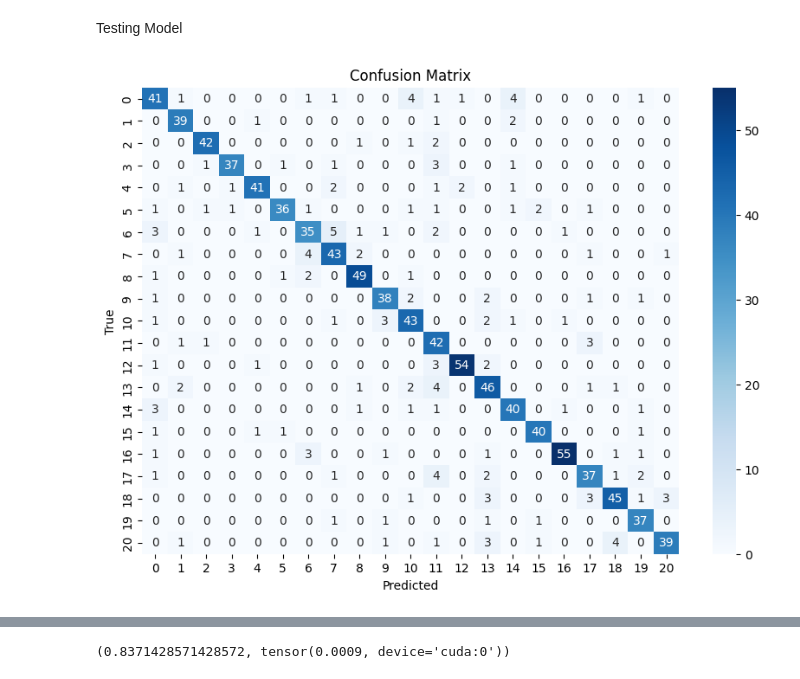
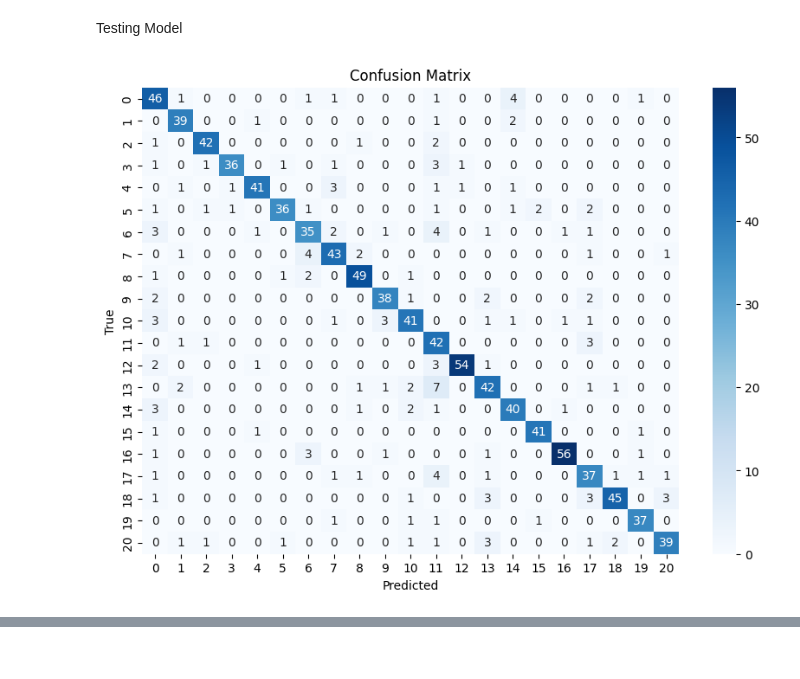
Before and after one commit to NtandoRaji/ml-assignment2-2024, a Jupyter notebook: Ensembling.ipynb, the cells around one changed output, grey strips where cells are left out. Saved outputs shown, nothing was run; the diff lists cells and outputs as text; code cells hidden in the pictures.

Commit message:
Tested model with Group Normalization

```diff
--- a/Ensembling.ipynb
+++ b/Ensembling.ipynb
@@ -348,12 +348,12 @@ epochs = 1_000
 learning_rate = 1e-4
 
 # Load Pre-Trained Models
-# model_1.load("NeuralNetwork-1_acc-50.29_loss-0.000003")
+model.load("Conv-NeuralNetwork-Ensemble-Advance_acc-84.29_loss-0.000850")
 
 criterion = nn.CrossEntropyLoss()
 optimizer = optim.Adam(model.parameters(), lr=learning_rate)
 
-best_accuracy = 0.80 # ???
+best_accuracy = 0.8430 # ???
 
 for epoch in range(epochs):
     print(f"Epoch {epoch + 1}\n-------------------------------")
@@ -438,15 +438,13 @@ def test_model(model, X_test, y_test, criterion):
         loss /= size
 
         print(f"Test Metrics: \n Accuracy: {100 * accuracy:>0.2f}%, Precision: {precision:>0.4f}, Recall: {recall:>0.4f}, ROC AUC: {roc_auc:>0.4f}, Cohen Kappa: {cohen_kappa:>0.4f}, Avg loss: {loss:>8f}")
-
-    return accuracy, loss
 # %%
 # model_1.save_dir = "./best_models"
 # model_2.save_dir = "./best_models"
 
-model.load("Conv-NeuralNetwork-Ensemble-Advance_acc-84.19_loss-0.000940")
+model.load("Conv-NeuralNetwork-Ensemble-Advance_acc-84.29_loss-0.000850")
 # model_2.load("NeuralNetwork-2_acc-61.81_loss-0.000008")
 test_model(model, X_test, y_test, criterion)
 # %% [output]
-[figure, old version]
+[figure, new version]
 Test Metrics:
@@ -454 +451,0 @@ Test Metrics:
-(0.8371428571428572, tensor(0.0009, device='cuda:0'))
```
Also changed, not shown: parts of 2 cells of this notebook, 1 other file.
